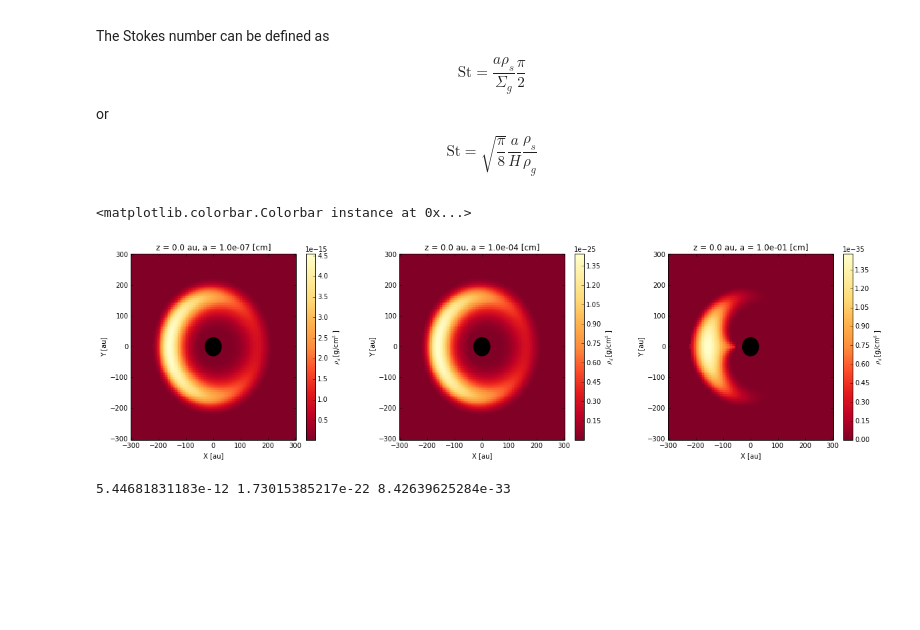
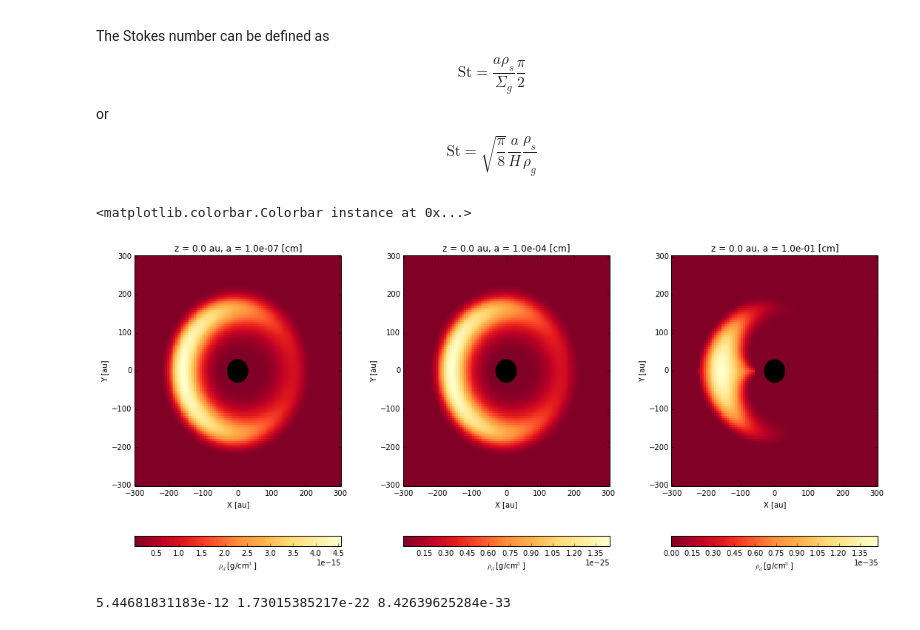
Before and after one commit to SebaMarino/ipython-notes, a Jupyter notebook: Lopsided dust ring_model2.ipynb, the cells around one changed output. Drawn from its saved outputs; the diff is of its cells as text; code cells hidden in the pictures; blank space fills up the shorter version.

```diff
--- a/Lopsided dust ring_model2.ipynb
+++ b/Lopsided dust ring_model2.ipynb
@@ -268,7 +268,7 @@ def C_dust(r,a,ep,f_a,alpha_t,rhop):
 
         rd1=rd3
 
-    return 2.0*ma.pi*r*rho_p(r,0.0,h_scale,rc,sigmac,gamma)*ep*f_a/I
+    return 2.0*ma.pi*r*rhop*ep*f_a/I
 # %%
 
 #--------------- Dust density for three different dust spiecies
@@ -367,7 +367,7 @@ Rho2=rho_d2[(Nz-1)/2,:,:]
 Rho3=rho_d3[(Nz-1)/2,:,:]
 
 
-plt.figure(figsize=(20,5))
+plt.figure(figsize=(18,8))
 plt.subplot(1,3,1)
 plt.subplots_adjust(wspace = 0.3)
 plt.title("z = %0.1f au, a = %1.1e [cm]" % (Z[(Nz-1)/2],a1))
@@ -376,37 +376,37 @@ plt.xlim(X[0]-dx/2.0,X[N]-dx/2.0)
 plt.ylim(Y[0]-dy/2.0,Y[N]-dy/2.0)
 plt.xlabel('X [au]')
 plt.ylabel('Y [au]')
 fig = plt.gcf()
 circle=plt.Circle((0,0),Rmin,color="black",fill=True)
 fig.gca().add_artist(circle)
-plt.colorbar(orientation='vertical', label=r'$\rho_{d}$ [g/cm$^3$]')
+plt.colorbar(orientation='horizontal', label=r'$\rho_{d}$ [g/cm$^3$]')
 
 plt.subplot(1,3,2)
 plt.title("z = %0.1f au, a = %1.1e [cm]" % (Z[(Nz-1)/2],a2))
 plt.pcolor(X-dx/2.0,Y-dy/2.0,Rho2, cmap=plt.cm.YlOrRd_r, vmin=np.min(Rho2[np.nonzero(Rho2)]), vmax=np.max(Rho2[np.nonzero(Rho2)]))
 plt.xlim(X[0]-dx/2.0,X[N]-dx/2.0)
 plt.ylim(Y[0]-dy/2.0,Y[N]-dy/2.0)
 plt.xlabel('X [au]')
 plt.ylabel('Y [au]')
 fig = plt.gcf()
 circle=plt.Circle((0,0),Rmin,color="black",fill=True)
 fig.gca().add_artist(circle)
-plt.colorbar(orientation='vertical', label=r'$\rho_{d}$ [g/cm$^3$]')
+plt.colorbar(orientation='horizontal', label=r'$\rho_{d}$ [g/cm$^3$]')
 
 plt.subplot(1,3,3)
 plt.title("z = %0.1f au, a = %1.1e [cm]" % (Z[(Nz-1)/2],a3))
 plt.pcolor(X-dx/2.0,Y-dy/2.0,Rho3, cmap=plt.cm.YlOrRd_r, vmin=np.min(Rho3[np.nonzero(Rho3)]), vmax=np.max(Rho3[np.nonzero(Rho3)]))
 plt.xlim(X[0]-dx/2.0,X[N]-dx/2.0)
 plt.ylim(Y[0]-dy/2.0,Y[N]-dy/2.0)
 plt.xlabel('X [au]')
 plt.ylabel('Y [au]')
 fig = plt.gcf()
 circle=plt.Circle((0,0),Rmin,color="black",fill=True)
 fig.gca().add_artist(circle)
-plt.colorbar(orientation='vertical', label=r'$\rho_{d}$ [g/cm$^3$]')
+plt.colorbar(orientation='horizontal', label=r'$\rho_{d}$ [g/cm$^3$]')
 # %% [output]
 <matplotlib.colorbar.Colorbar instance at 0x...>
-[figure, old version]
+[figure, new version]
 # %%
 print np.sum(Rho1),np.sum(Rho2),np.sum(Rho3)
 # %% [output]
```
Also changed, not shown: 1 other file.
